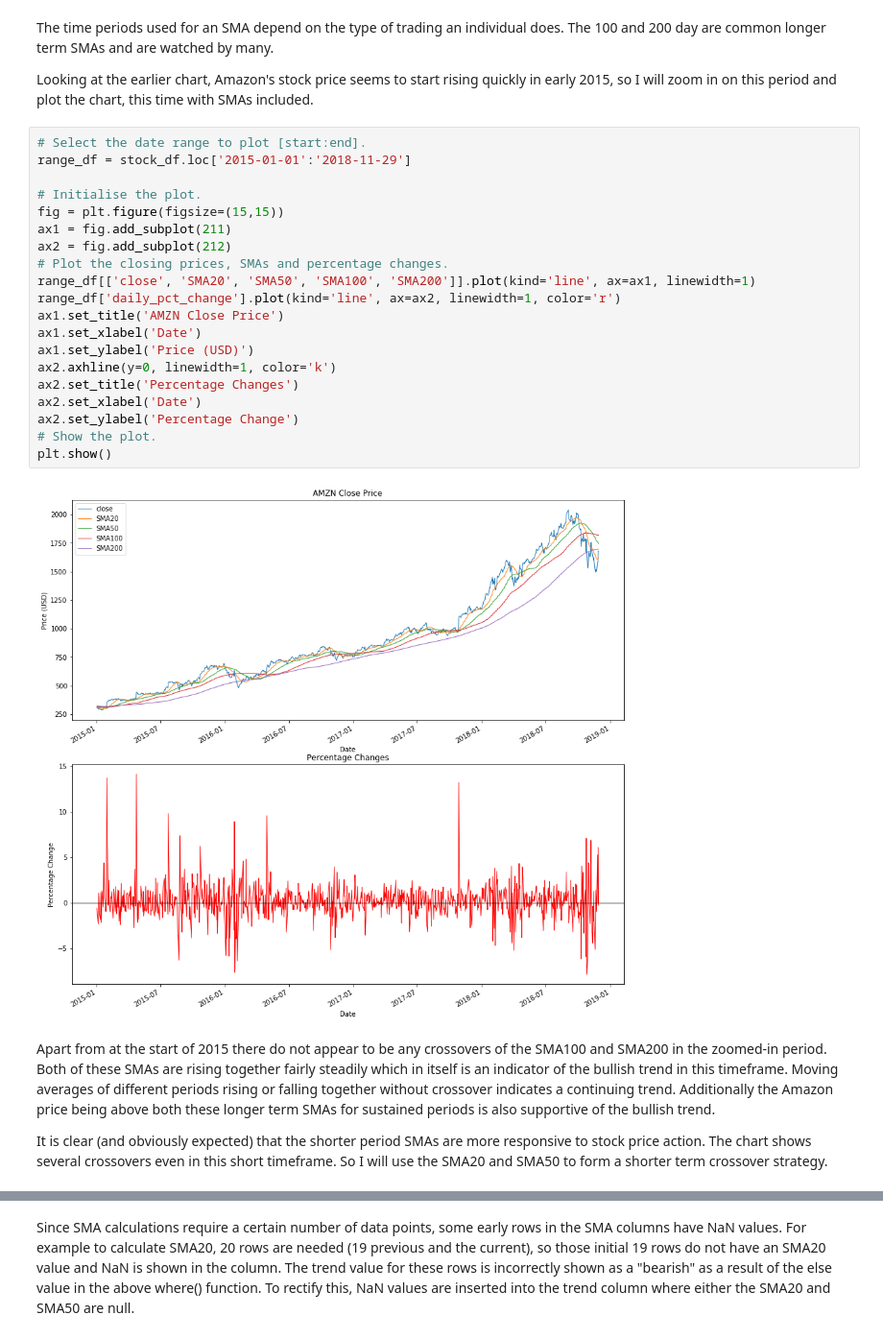
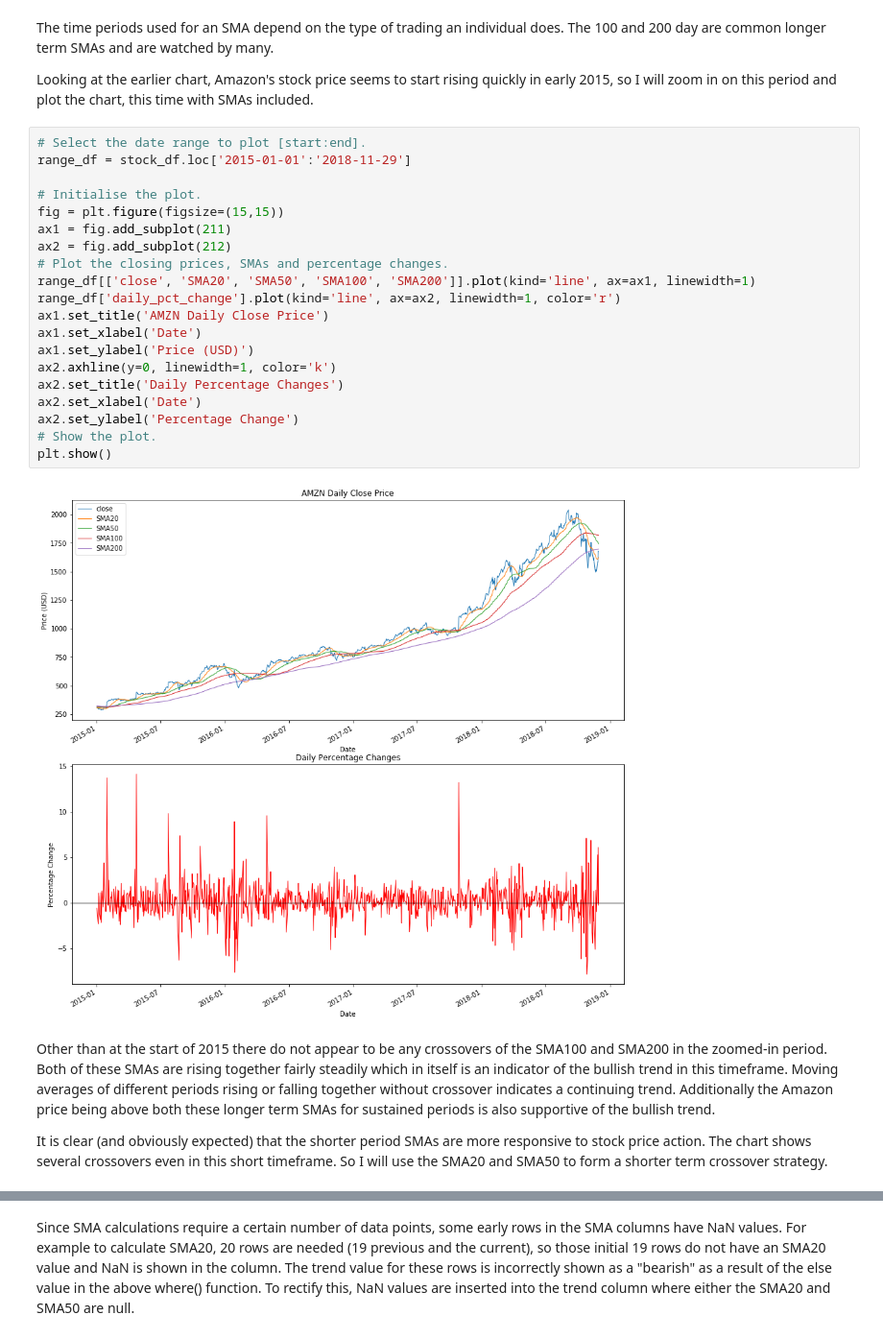
Before and after one commit to MatthewCarterIO/Amazon-moving-average-DA, a Jupyter notebook: Amazon_moving_average_DA.ipynb, the cells around one changed output, grey strips where cells are left out. Shown at 96% size. Cells and saved outputs as stored; diff of their text form.

```diff
--- a/Amazon_moving_average_DA.ipynb
+++ b/Amazon_moving_average_DA.ipynb
@@ -101,27 +103,27 @@ Looking at the earlier chart, Amazon's stock price seems to start rising quickly
 # %%
 # Select the date range to plot [start:end].
 range_df = stock_df.loc['2015-01-01':'2018-11-29']
 
 # Initialise the plot.
 fig = plt.figure(figsize=(15,15))
 ax1 = fig.add_subplot(211)
 ax2 = fig.add_subplot(212)
 # Plot the closing prices, SMAs and percentage changes.
 range_df[['close', 'SMA20', 'SMA50', 'SMA100', 'SMA200']].plot(kind='line', ax=ax1, linewidth=1)
 range_df['daily_pct_change'].plot(kind='line', ax=ax2, linewidth=1, color='r')
-ax1.set_title('AMZN Close Price')
+ax1.set_title('AMZN Daily Close Price')
 ax1.set_xlabel('Date')
 ax1.set_ylabel('Price (USD)')
 ax2.axhline(y=0, linewidth=1, color='k')
-ax2.set_title('Percentage Changes')
+ax2.set_title('Daily Percentage Changes')
 ax2.set_xlabel('Date')
 ax2.set_ylabel('Percentage Change')
 # Show the plot.
 plt.show()
 # %% [output]
-[figure, old version]
+[figure, new version]
 # %% [markdown]
-Apart from at the start of 2015 there do not appear to be any crossovers of the SMA100 and SMA200 in the zoomed-in period. Both of these SMAs are rising together fairly steadily which in itself is an indicator of the bullish trend in this timeframe. Moving averages of different periods rising or falling together without crossover indicates a continuing trend. Additionally the Amazon price being above both these longer term SMAs for sustained periods is also supportive of the bullish trend.
+Other than at the start of 2015 there do not appear to be any crossovers of the SMA100 and SMA200 in the zoomed-in period. Both of these SMAs are rising together fairly steadily which in itself is an indicator of the bullish trend in this timeframe. Moving averages of different periods rising or falling together without crossover indicates a continuing trend. Additionally the Amazon price being above both these longer term SMAs for sustained periods is also supportive of the bullish trend.
 
 It is clear (and obviously expected) that the shorter period SMAs are more responsive to stock price action. The chart shows several crossovers even in this short timeframe. So I will use the SMA20 and SMA50 to form a shorter term crossover strategy.
 # %%
```
Also changed, not shown: parts of 16 cells of this notebook.
